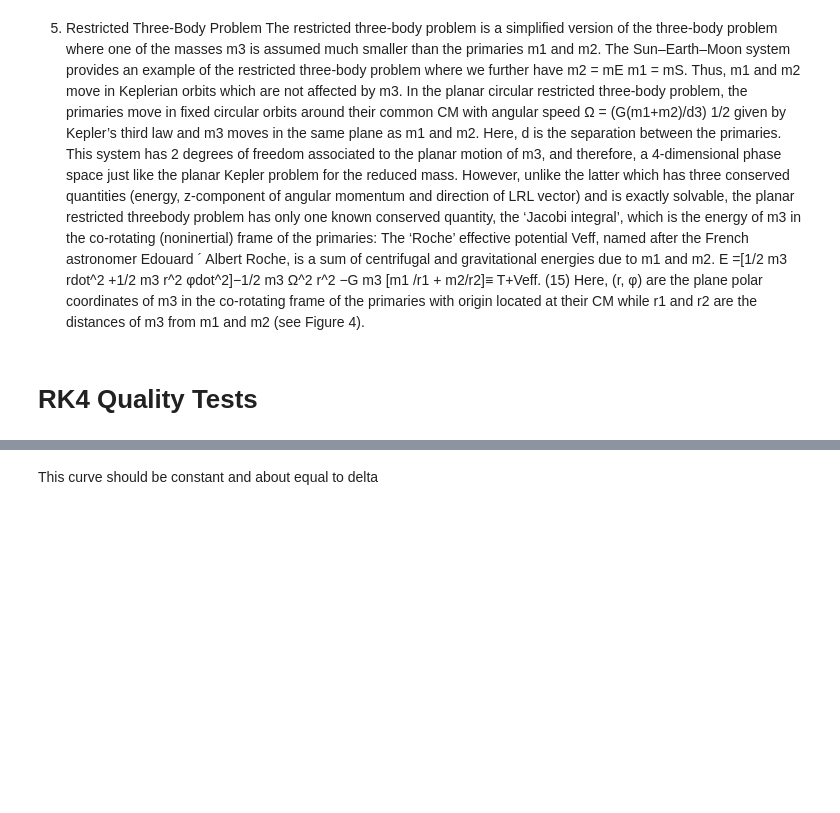
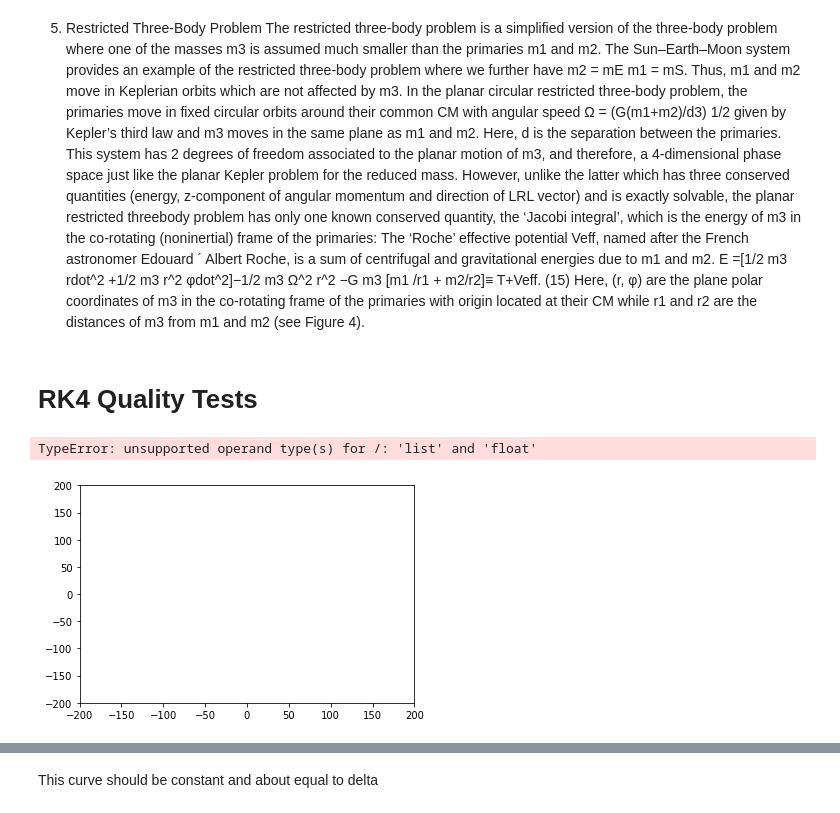
Before and after one commit to sdorsher/ThreeBodyOrbits, a Jupyter notebook: TwoStarsOnePlanet_convergenceTest.ipynb, the cells around one changed output, grey strips where cells are left out. Saved outputs shown, nothing was run; the diff lists cells and outputs as text; code cells hidden in the pictures; blank space fills up the shorter version.

```diff
--- a/TwoStarsOnePlanet_convergenceTest.ipynb
+++ b/TwoStarsOnePlanet_convergenceTest.ipynb
@@ -566,20 +600,23 @@ and r2 are the distances of m3 from m1 and m2 (see Figure 4).
 # %%
 import matplotlib.pyplot as plt
 t = np.linspace(0, 2*math.pi, 100)
 xax=np.arange(0,100*len(npstar2x[:,1]))
 xax=xax-len(xax)/2
-oneellipse=int(len(npdt))
+oneellipse=int(len(nptimes))
 plt.ylim(-200,200)
 plt.xlim(-200,200)
 #plt.ylim(-1,1)
 #plt.xlim(74.999,75)
 plt.title("Elliptical Orbit, RK4, a="+str(rad0)+", e="+ str(ecc0)+", theta="+str(round(180*theta0/math.pi))+ " degrees")
 plt.plot(ellipsefns.getxtheory(theta0,ecc0,rad0,t,1),ellipsefns.getytheory(theta0,ecc0,rad0,t,1),'b')
 plt.plot(ellipsefns.getxtheory(theta0,ecc0,rad0,t,-1),ellipsefns.getytheory(theta0,ecc0,rad0,t,-1),'g')
 plt.plot(npstar1x[:oneellipse,0],npstar1x[:oneellipse,1],'y')
 plt.plot(npstar2x[:oneellipse,0],npstar2x[:oneellipse,1],'r')
 plt.plot(xax, np.tan(theta0)*xax,'c')
 plt.show()
+# %% [output]
+TypeError: unsupported operand type(s) for /: 'list' and 'float'
+[figure, added]
 # %%
 import matplotlib.pyplot as plt
 t = np.linspace(0, 2*math.pi, 100)
```
Also changed, not shown: parts of 77 cells of this notebook, 3 other files.
